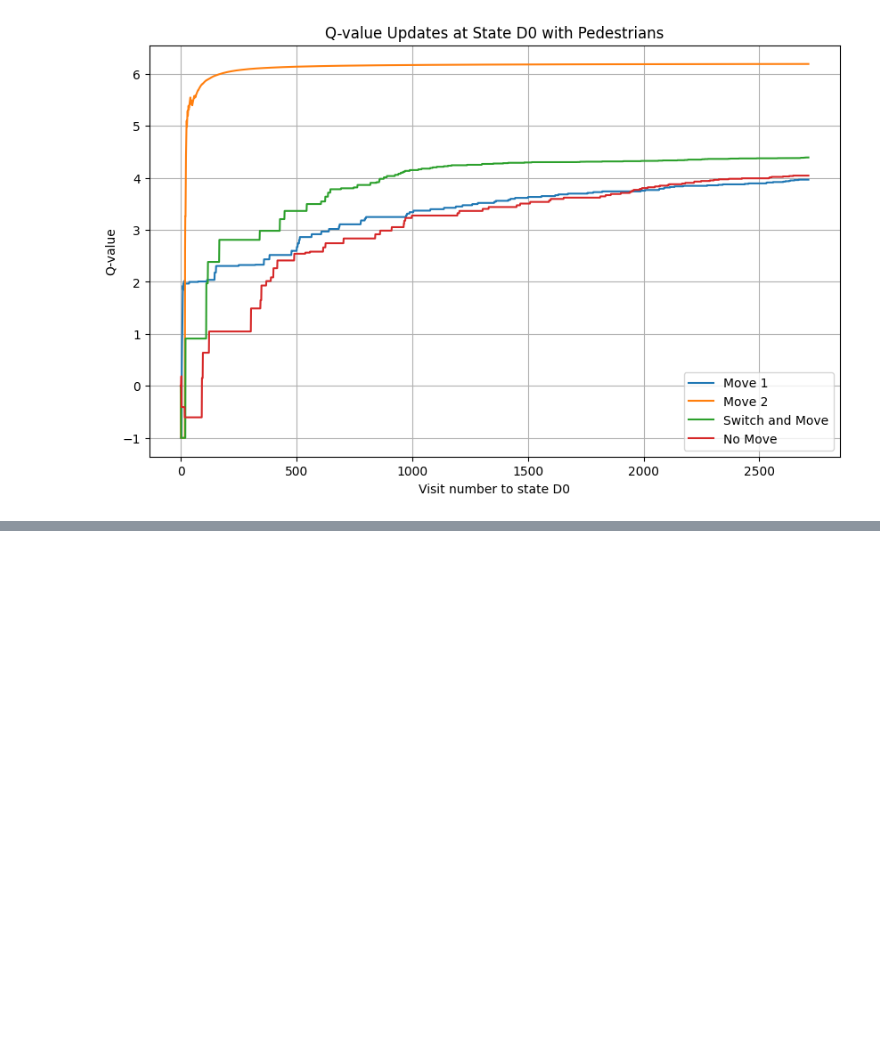
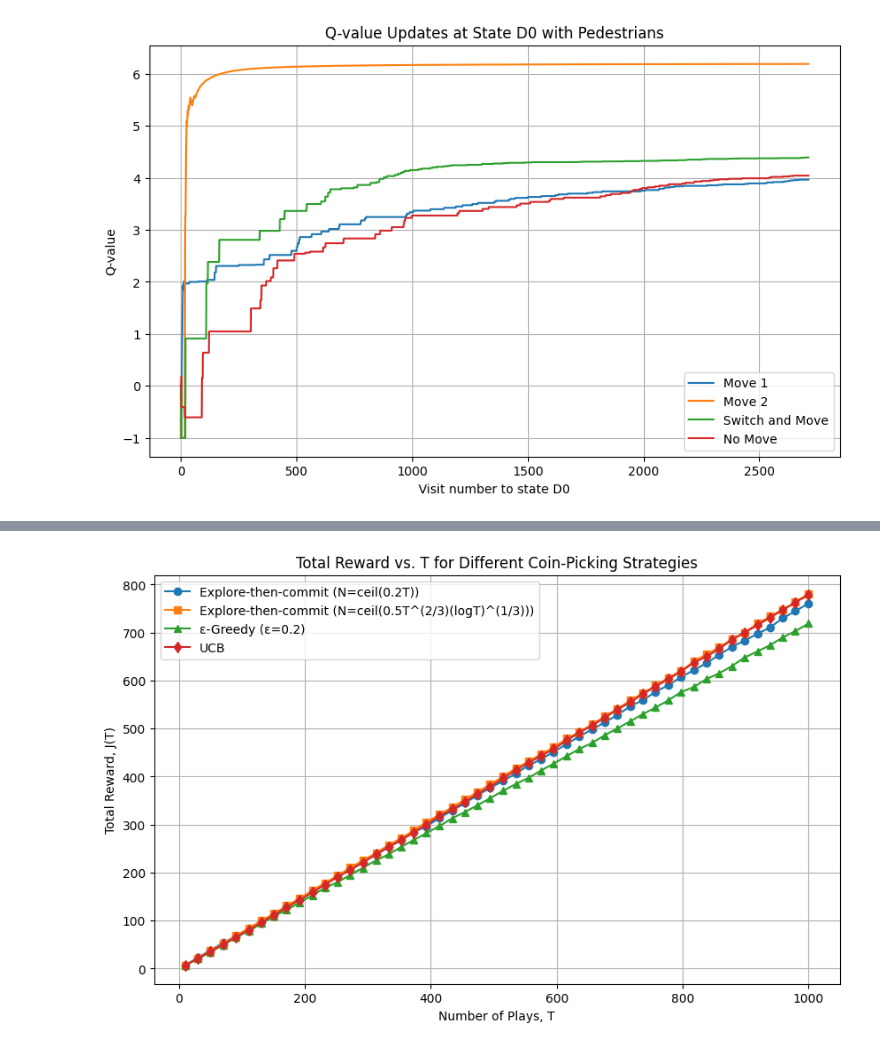
Before and after one commit to Chuchoruto/257-PA3, a Jupyter notebook: pa3.ipynb, the cells around one changed output, grey strips where cells are left out. Drawn from its saved outputs; the diff is of its cells as text; code cells hidden in the pictures; blank space fills up the shorter version.

```diff
--- a/pa3.ipynb
+++ b/pa3.ipynb
@@ -580,0 +815,33 @@ Action 'No Move': Q-value = 4.042
+# %%
+T_values = np.linspace(10, 1000, 50, dtype=int)
+num_simulations = 100
+
+avg_rewards_et1 = []
+avg_rewards_et2 = []
+avg_rewards_eps = []
+avg_rewards_ucb = []
+
+for T in T_values:
+    rewards_et1 = [strategy_explore_then_commit_1(T) for _ in range(num_simulations)]
+    rewards_et2 = [strategy_explore_then_commit_2(T) for _ in range(num_simulations)]
+    rewards_eps = [strategy_epsilon_greedy(T, epsilon=0.2) for _ in range(num_simulations)]
+    rewards_ucb = [strategy_ucb(T) for _ in range(num_simulations)]
+
+    avg_rewards_et1.append(np.mean(rewards_et1))
+    avg_rewards_et2.append(np.mean(rewards_et2))
+    avg_rewards_eps.append(np.mean(rewards_eps))
+    avg_rewards_ucb.append(np.mean(rewards_ucb))
+
+plt.figure(figsize=(10,6))
+plt.plot(T_values, avg_rewards_et1, 'o-', label="Explore-then-commit (N=ceil(0.2T))")
+plt.plot(T_values, avg_rewards_et2, 's-', label="Explore-then-commit (N=ceil(0.5T^(2/3)(logT)^(1/3)))")
+plt.plot(T_values, avg_rewards_eps, '^-', label="ε-Greedy (ε=0.2)")
+plt.plot(T_values, avg_rewards_ucb, 'd-', label="UCB")
+plt.xlabel("Number of Plays, T")
+plt.ylabel("Total Reward, J(T)")
+plt.title("Total Reward vs. T for Different Coin-Picking Strategies")
+plt.legend()
+plt.grid(True)
+plt.show()
+# %% [output]
+[figure, added]
```
Also changed, not shown: parts of 8 cells of this notebook.
